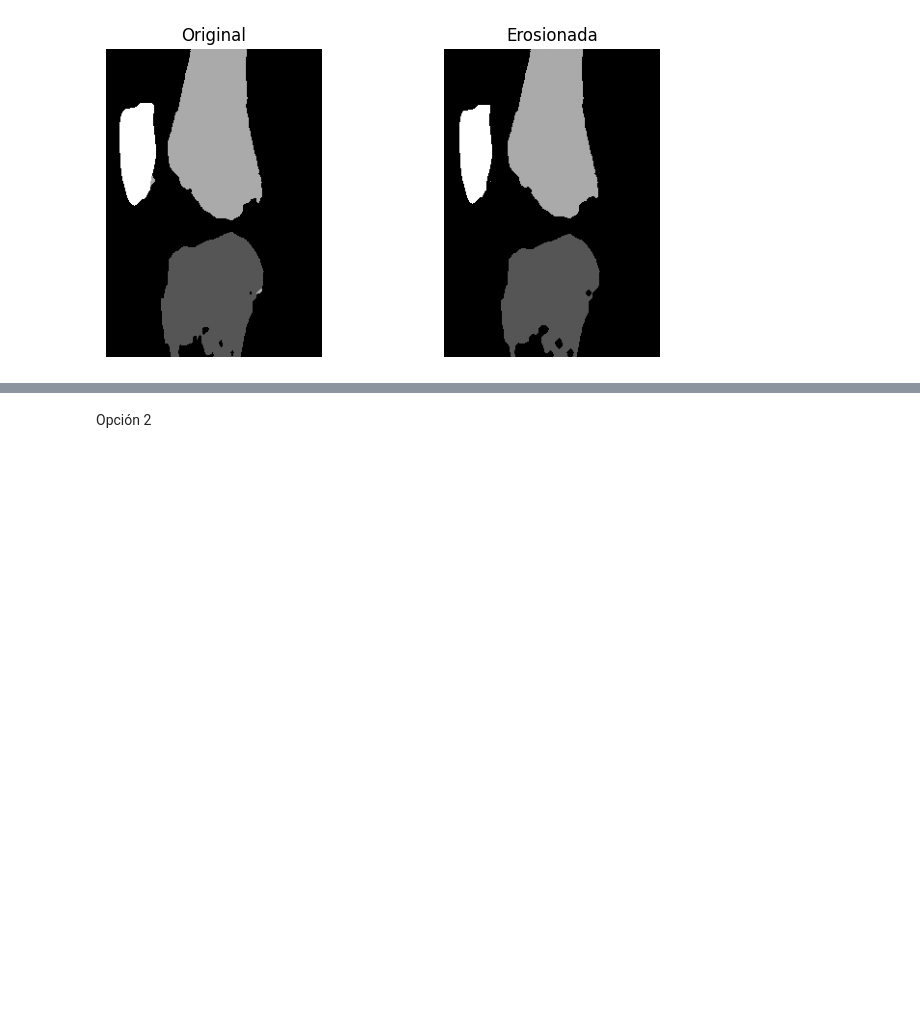
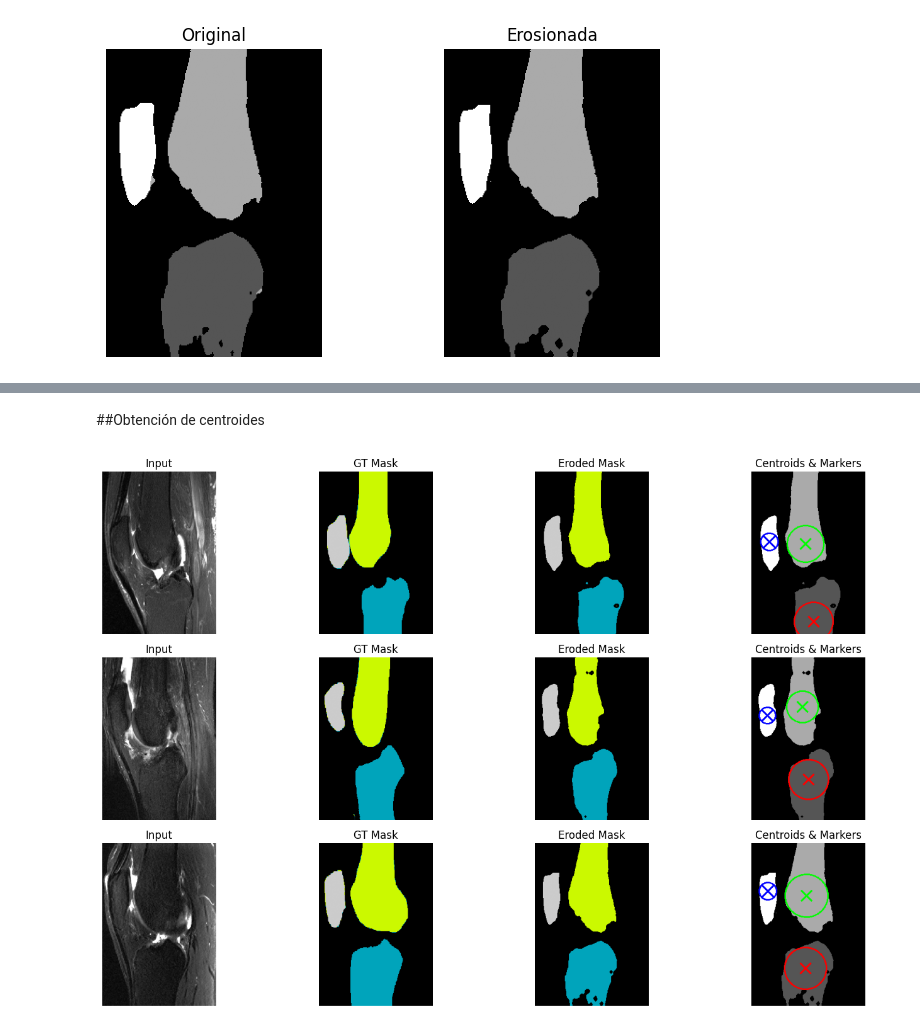
Before and after one commit to Dayaanaly/BioKnee, a Jupyter notebook: U_Net_BioKnee_Actualizada.ipynb, the cells around one changed output, grey strips where cells are left out. Saved outputs shown, nothing was run; the diff lists cells and outputs as text; code cells hidden in the pictures; blank space fills up the shorter version.

Commit message:
Unet funcional/Segmentación/ Erosión/ Centroides/ Falta solo el Ángulo Q

```diff
--- a/U_Net_BioKnee_Actualizada.ipynb
+++ b/U_Net_BioKnee_Actualizada.ipynb
@@ -504,2 +453,0 @@ plt.show()
-# %% [markdown]
-Opción 2
@@ -529,0 +454,78 @@ plt.show()
+# %% [markdown]
+##Obtención de centroides
+# %%
+import cv2
+import numpy as np
+import matplotlib.pyplot as plt
+
+num_samples = preds_eroded.shape[0]
+
+# Colores BGR para cada hueso
+label_colors = {
+    1: (0,   0, 255),   # fémur → rojo
+    2: (0, 255,   0),   # tibia → verde
+    3: (255, 0,   0),   # rótula → azul
+}
+
+plt.figure(figsize=(15, num_samples * 3))
+
+for i in range(num_samples):
+    img     = sample_images[i].squeeze()   # escala de grises
+    true_m  = true_classes[i]
+    er_mask = preds_eroded[i]              # (H, W) con etiquetas 0–3
+
+    # — Subplot 1: input
+    plt.subplot(num_samples, 4, i*4 + 1)
+    plt.imshow(img, cmap='gray')
+    plt.axis('off'); plt.title('Input')
+
+    # — Subplot 2: ground-truth
+    plt.subplot(num_samples, 4, i*4 + 2)
+    plt.imshow(true_m, cmap='nipy_spectral',
+               vmin=0, vmax=NUM_CLASSES-1)
+    plt.axis('off'); plt.title('GT Mask')
+
+    # Preparamos la imagen BGR para dibujar círculos y cruces
+    vis = cv2.cvtColor(
+        (er_mask * (255/(NUM_CLASSES-1))).astype(np.uint8),
+        cv2.COLOR_GRAY2BGR
+    )
+
+    # Para cada etiqueta calculamos núcleo y centroides
+    for lbl, color in label_colors.items():
+        bin_mask = (er_mask == lbl).astype(np.uint8)
+        if bin_mask.sum() == 0:
+            continue
+
+        # Distance transform para hallar el punto más interior
+        dt = cv2.distanceTransform(bin_mask, cv2.DIST_L2, 5)
+        _, maxVal, _, maxLoc = cv2.minMaxLoc(dt)
+        cx, cy  = maxLoc
+        radius  = int(maxVal)
+
+        # Dibujar círculo
+        cv2.circle(vis, (cx, cy), radius,
+                   color=color, thickness=2)
+
+        # Dibujar la “X” en el centro
+        cv2.drawMarker(vis, (cx, cy),
+                       color=color,
+                       markerType=cv2.MARKER_TILTED_CROSS,
+                       markerSize=20,
+                       thickness=2)
+
+    # — Subplot 3: máscara erosionada
+    plt.subplot(num_samples, 4, i*4 + 3)
+    plt.imshow(er_mask, cmap='nipy_spectral',
+               vmin=0, vmax=NUM_CLASSES-1)
+    plt.axis('off'); plt.title('Eroded Mask')
+
+    # — Subplot 4: visualización final con círculos y cruces
+    plt.subplot(num_samples, 4, i*4 + 4)
+    plt.imshow(cv2.cvtColor(vis, cv2.COLOR_BGR2RGB))
+    plt.axis('off'); plt.title('Centroids & Markers')
+
+plt.tight_layout()
+plt.show()
+# %% [output]
+[figure, added]
```
Also changed, not shown: parts of 7 cells of this notebook.
